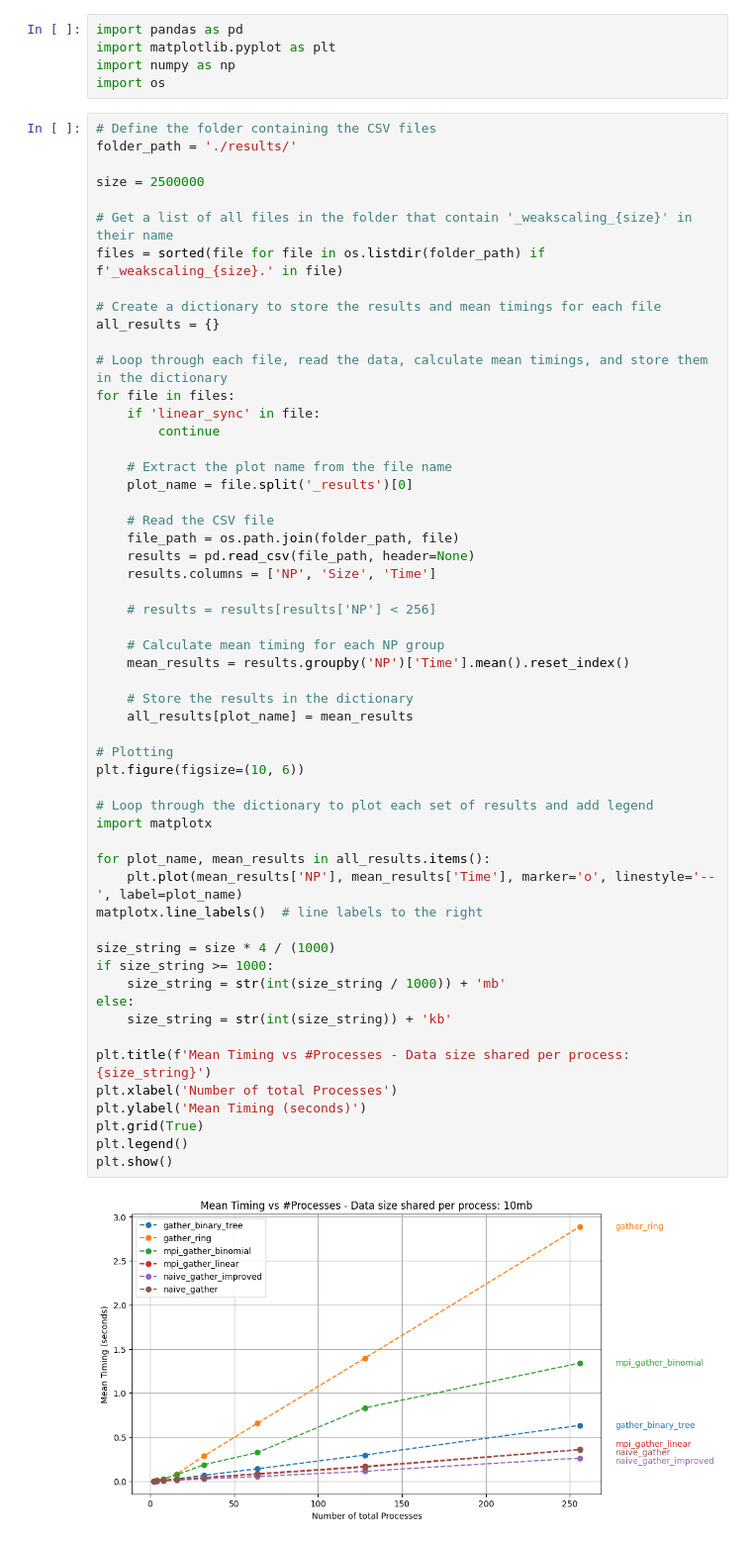
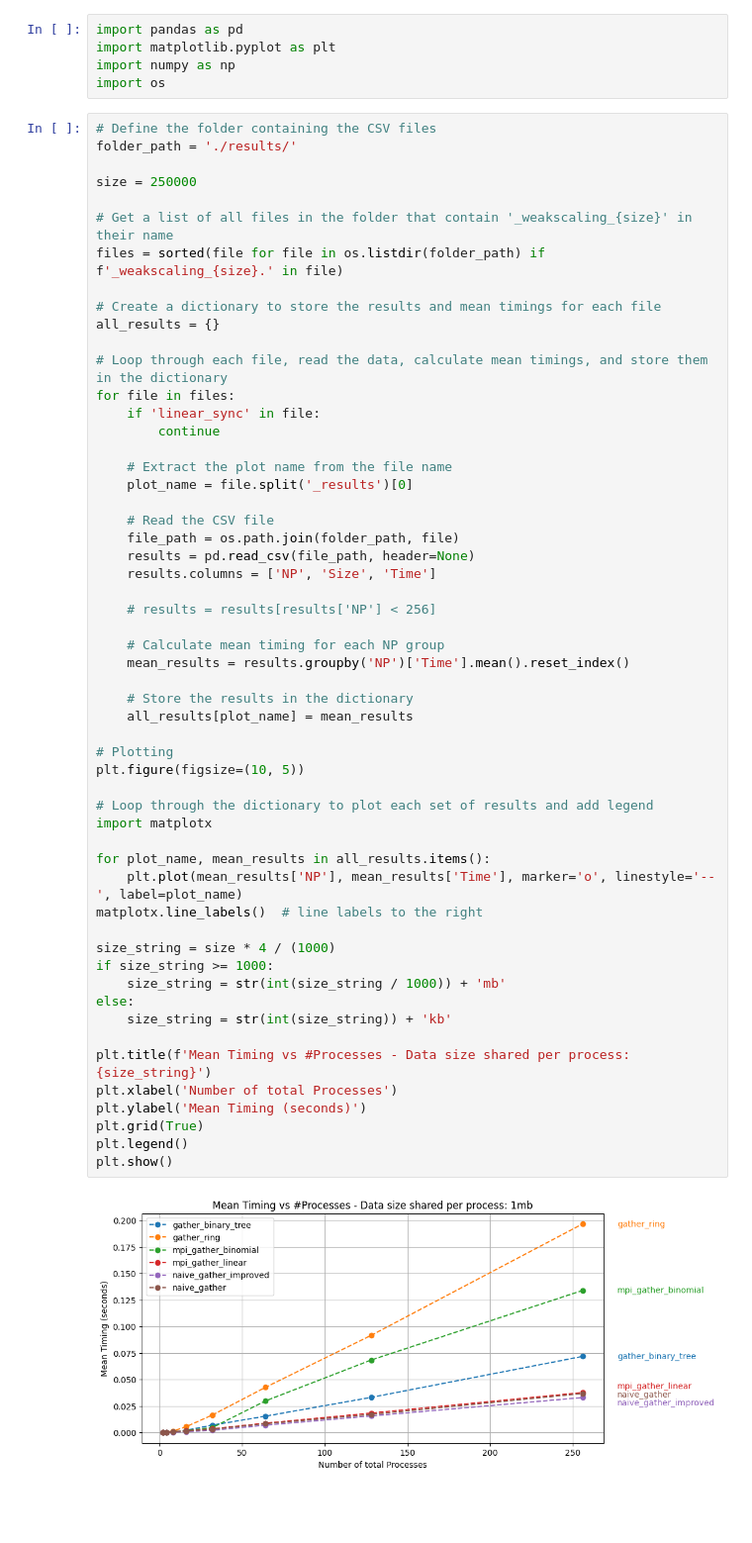
Before and after one commit to JunkyByte/final_hpc_and_cloud, a Jupyter notebook: HPC/exercise2/data_analysis.ipynb, the cells around one changed output. Shown at 99% size. Drawn from its saved outputs; the diff is of its cells as text; blank space fills up the shorter version.

```diff
--- a/HPC/exercise2/data_analysis.ipynb
+++ b/HPC/exercise2/data_analysis.ipynb
@@ -7,7 +7,7 @@ import os
 # Define the folder containing the CSV files
 folder_path = './results/'
 
-size = 2500000
+size = 250000
 
 # Get a list of all files in the folder that contain '_weakscaling_{size}' in their name
 files = sorted(file for file in os.listdir(folder_path) if f'_weakscaling_{size}.' in file)
@@ -31,35 +31,35 @@ for file in files:
     # results = results[results['NP'] < 256]
 
     # Calculate mean timing for each NP group
     mean_results = results.groupby('NP')['Time'].mean().reset_index()
 
     # Store the results in the dictionary
     all_results[plot_name] = mean_results
 
 # Plotting
-plt.figure(figsize=(10, 6))
+plt.figure(figsize=(10, 5))
 
 # Loop through the dictionary to plot each set of results and add legend
 import matplotx
 
 for plot_name, mean_results in all_results.items():
     plt.plot(mean_results['NP'], mean_results['Time'], marker='o', linestyle='--', label=plot_name)
 matplotx.line_labels()  # line labels to the right
 
 size_string = size * 4 / (1000)
 if size_string >= 1000:
     size_string = str(int(size_string / 1000)) + 'mb'
 else:
     size_string = str(int(size_string)) + 'kb'
 
 plt.title(f'Mean Timing vs #Processes - Data size shared per process: {size_string}')
 plt.xlabel('Number of total Processes')
 plt.ylabel('Mean Timing (seconds)')
 plt.grid(True)
 plt.legend()
 plt.show()
 # %% [output]
-[figure, old version]
+[figure, new version]
 # %%
 # Define the folder containing the CSV files
 folder_path = './results/'
```
Also changed, not shown: parts of 1 cell of this notebook, 18 other files.
